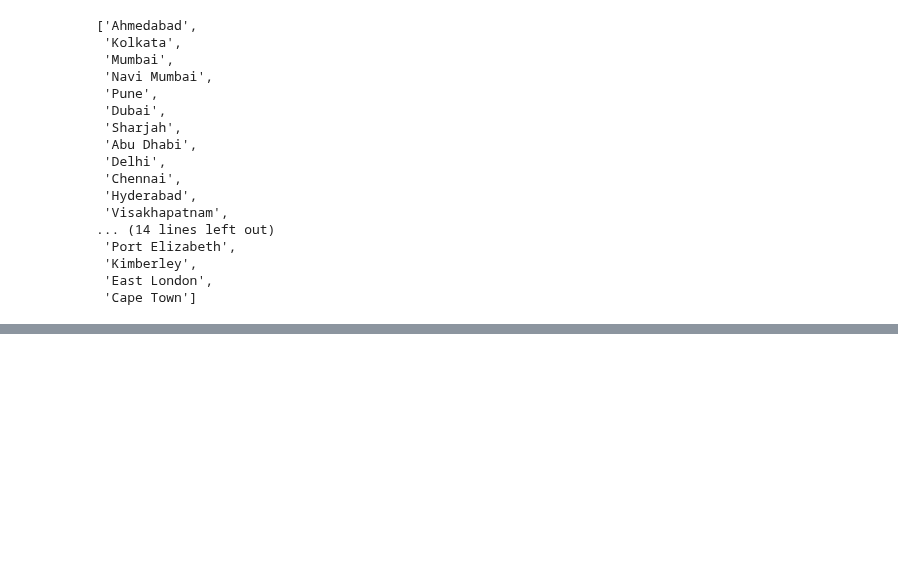
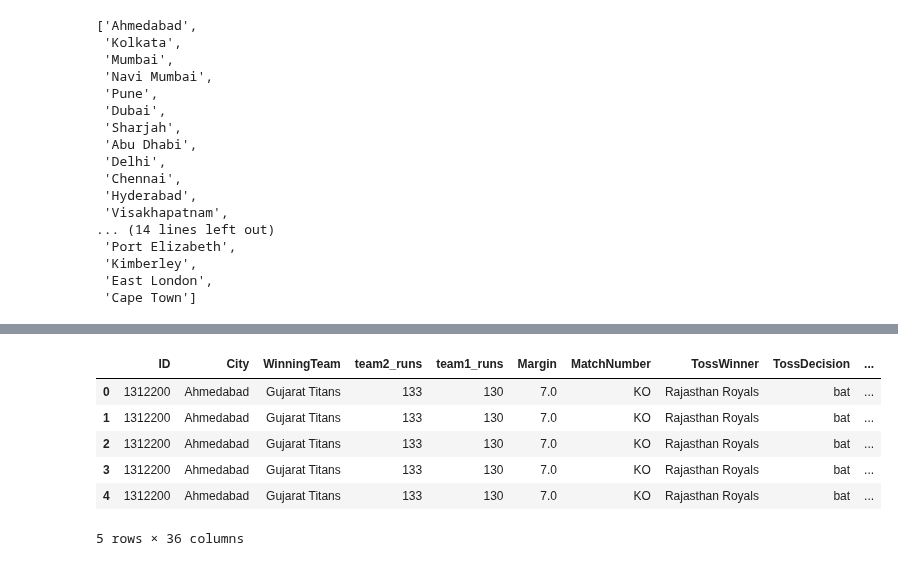
Before and after one commit to bainskarman/projects, a Jupyter notebook: IPL Winner Prediction/notebook.ipynb, the cells around one changed output, grey strips where cells are left out. Cells and saved outputs as stored; diff of their text form; code cells hidden in the pictures; blank space fills up the shorter version.

```diff
--- a/IPL Winner Prediction/notebook.ipynb
+++ b/IPL Winner Prediction/notebook.ipynb
@@ -514,0 +499,10 @@ Note: you may need to restart the kernel to use updated packages.
+# %%
+df.head()
+# %% [output]
+|  | ID | City | WinningTeam | team2_runs | team1_runs | Margin | MatchNumber | TossWinner | TossDecision | ... |
+| 0 | 1312200 | Ahmedabad | Gujarat Titans | 133 | 130 | 7.0 | KO | Rajasthan Royals | bat | ... |
+| 1 | 1312200 | Ahmedabad | Gujarat Titans | 133 | 130 | 7.0 | KO | Rajasthan Royals | bat | ... |
+| 2 | 1312200 | Ahmedabad | Gujarat Titans | 133 | 130 | 7.0 | KO | Rajasthan Royals | bat | ... |
+| 3 | 1312200 | Ahmedabad | Gujarat Titans | 133 | 130 | 7.0 | KO | Rajasthan Royals | bat | ... |
+| 4 | 1312200 | Ahmedabad | Gujarat Titans | 133 | 130 | 7.0 | KO | Rajasthan Royals | bat | ... |
+5 rows × 36 columns
```
Also changed, not shown: parts of 6 cells of this notebook, 4 other files.
